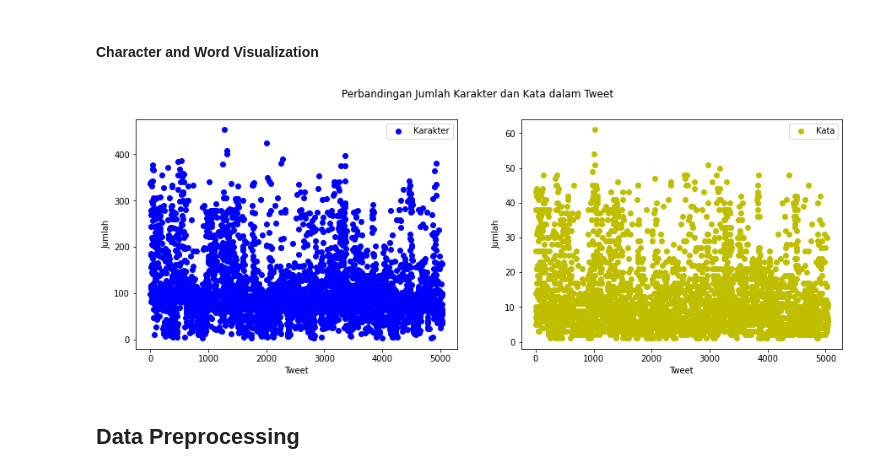
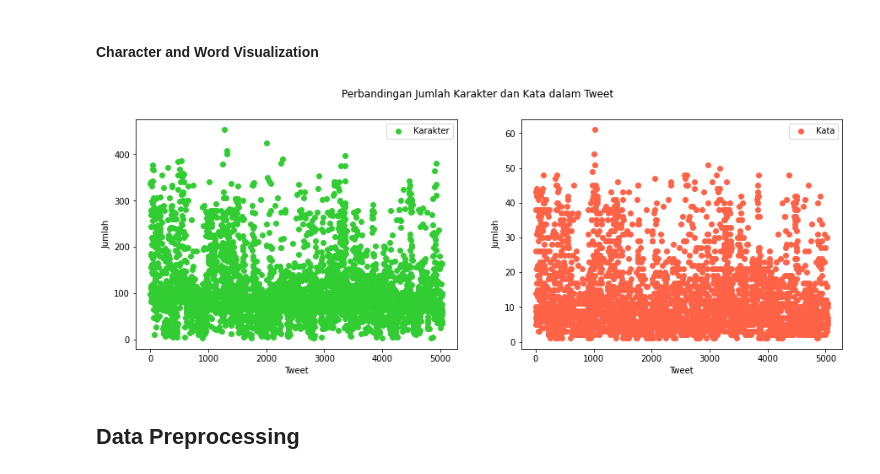
Before and after one commit to farhanalfaa/twitter-sentiment-analysis, a Jupyter notebook: program/[Part_2]_Exploratory_Data_Analysis.ipynb, the cells around one changed output. Saved outputs shown, nothing was run; the diff lists cells and outputs as text; code cells hidden in the pictures.

```diff
--- a/program/[Part_2]_Exploratory_Data_Analysis.ipynb
+++ b/program/[Part_2]_Exploratory_Data_Analysis.ipynb
@@ -77,20 +82,20 @@ word_len = new_df['text'].str.split().map(lambda x: len(x))
 # %%
 fig, (ax1, ax2) = plt.subplots(1, 2, figsize=(15, 5))
 fig.suptitle('Perbandingan Jumlah Karakter dan Kata dalam Tweet')
 
-ax1.scatter(char_len.index, char_len.values, color='b', label='Karakter')
+ax1.scatter(char_len.index, char_len.values, color='limegreen', label='Karakter')
 ax1.set_xlabel('Tweet')
 ax1.set_ylabel('Jumlah')
 ax1.legend()
 
-ax2.scatter(word_len.index, word_len.values, color='y', label='Kata')
+ax2.scatter(word_len.index, word_len.values, color='tomato', label='Kata')
 ax2.set_xlabel('Tweet')
 ax2.set_ylabel('Jumlah')
 ax2.legend()
 
 plt.show()
 # %% [output]
-[figure, old version]
+[figure, new version]
 # %% [markdown]
 ## **Data Preprocessing**
 # %% [markdown]
```
Also changed, not shown: parts of 24 cells of this notebook.
